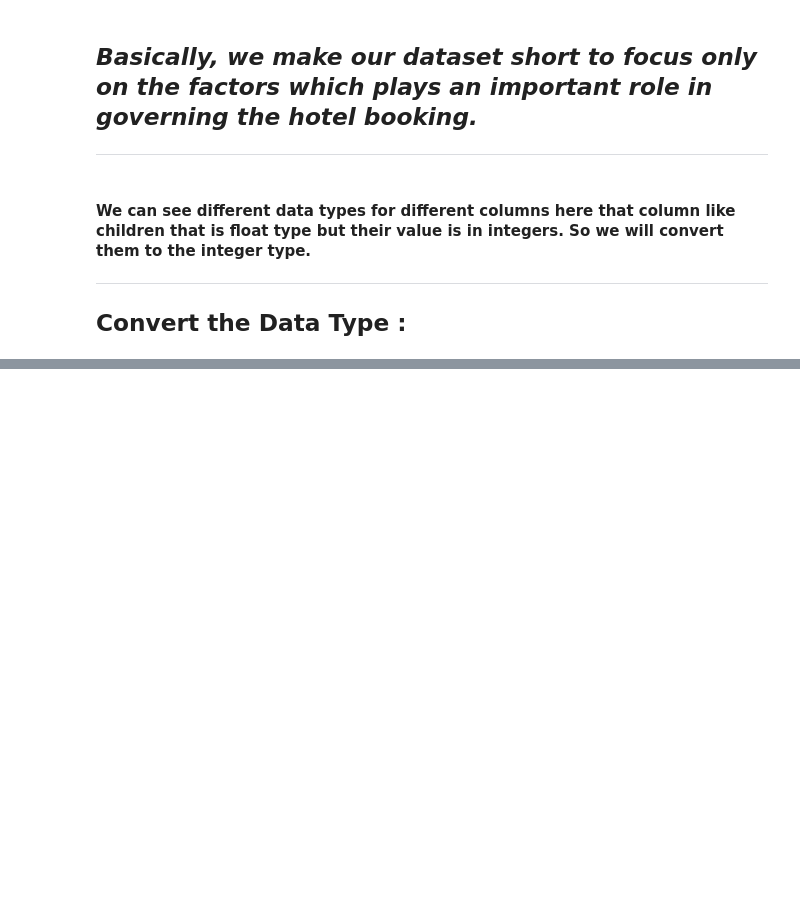
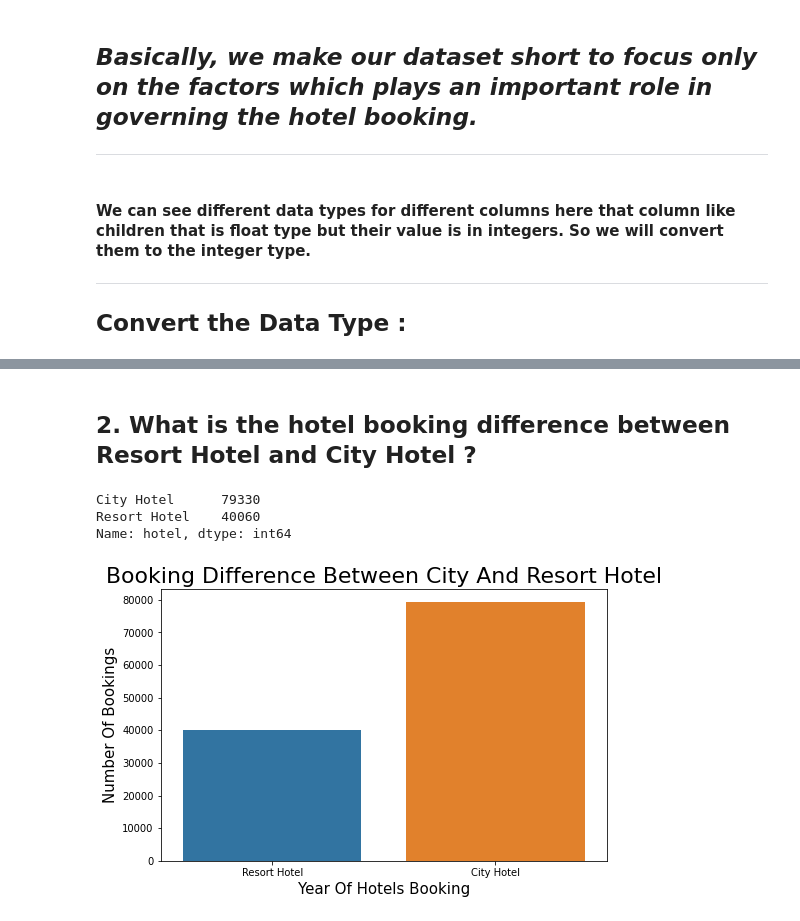
Before and after one commit to dev-PrabhatShukla/Capstone-Project--EDA-On-Hotel-Booking-Analysis, a Jupyter notebook: Hotel_Booking_Analysis_Capstone_Project.ipynb, the cells around one changed output, grey strips where cells are left out. Saved outputs shown, nothing was run; the diff lists cells and outputs as text; code cells hidden in the pictures; blank space fills up the shorter version.

```diff
--- a/Hotel_Booking_Analysis_Capstone_Project.ipynb
+++ b/Hotel_Booking_Analysis_Capstone_Project.ipynb
@@ -310,0 +380,20 @@ dataframe.head(10)
+# %% [markdown]
+## <b>2. What is the hotel booking difference between Resort Hotel and City Hotel ?
+# %%
+# Let's see the booking difference between city and resort hotel
+booking_diff_of_hotels = dataframe['hotel'].value_counts()
+booking_diff_of_hotels
+# %% [output]
+City Hotel      79330
+Resort Hotel    40060
+Name: hotel, dtype: int64
+# %%
+# Let's compare booking difference between city and resort hotel on plot
+plt.figure(figsize=(8,5))
+sns.countplot(data=dataframe, x = 'hotel')
+plt.title("Booking Difference Between City And Resort Hotel", fontsize = 22)
+plt.ylabel('Number Of Bookings',fontsize = 15)
+plt.xlabel('Year Of Hotels Booking',fontsize = 15)
+plt.show()
+# %% [output]
+[figure, added]
```
Also changed, not shown: parts of 13 cells of this notebook.
